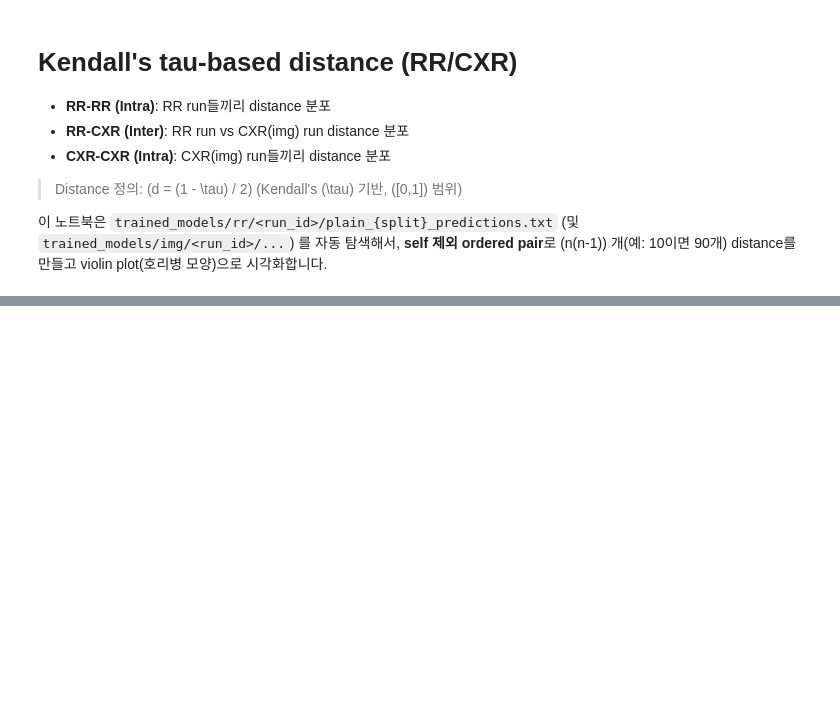
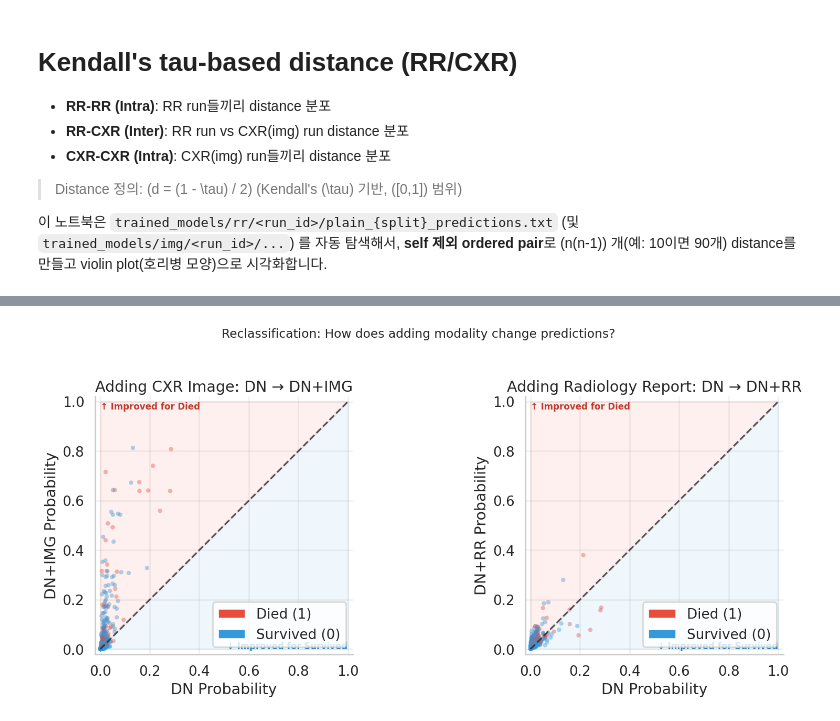
Before and after one commit to Chanwhistle/CXR_info_disparity, a Jupyter notebook: trained_models/tau_distance_visual.ipynb, the cells around one changed output, grey strips where cells are left out. Drawn from its saved outputs; the diff is of its cells as text; code cells hidden in the pictures; blank space fills up the shorter version.

```diff
--- a/trained_models/tau_distance_visual.ipynb
+++ b/trained_models/tau_distance_visual.ipynb
@@ -298,0 +564,46 @@ plt.show()
+# %%
+# Reclassification Scatter Plot
+fig, axes = plt.subplots(1, 2, figsize=(14, 6))
+
+comparisons = [
+    ('DN', 'DN+IMG', 'Adding CXR Image'),
+    ('DN', 'DN+RR', 'Adding Radiology Report'),
+]
+
+for ax, (base, target, title) in zip(axes, comparisons):
+    # Label별 색상
+    colors = prob_df['label'].map({0: '#3498db', 1: '#e74c3c'})
+
+    ax.scatter(prob_df[base], prob_df[target], c=colors, alpha=0.4, s=25, edgecolors='none')
+
+    # Diagonal line
+    ax.plot([0, 1], [0, 1], 'k--', linewidth=2, alpha=0.7)
+
+    # 개선 영역 표시
+    ax.fill_between([0, 1], [0, 1], [1, 1], alpha=0.08, color='#e74c3c')  # Died 개선 영역
+    ax.fill_between([0, 1], [0, 0], [0, 1], alpha=0.08, color='#3498db')  # Survived 개선 영역
+
+    # Quadrant labels
+    ax.text(0.02, 0.98, '↑ Improved for Died', transform=ax.transAxes,
+            fontsize=10, va='top', color='#c0392b', fontweight='bold')
+    ax.text(0.98, 0.02, '↓ Improved for Survived', transform=ax.transAxes,
+            fontsize=10, ha='right', color='#2980b9', fontweight='bold')
+
+    ax.set_xlabel(f'{base} Probability')
+    ax.set_ylabel(f'{target} Probability')
+    ax.set_title(f'{title}: {base} → {target}')
+    ax.set_xlim(-0.02, 1.02)
+    ax.set_ylim(-0.02, 1.02)
+    ax.set_aspect('equal')
+    ax.grid(True, alpha=0.3)
+
+    # Legend
+    legend_elements = [Patch(facecolor='#e74c3c', label='Died (1)'),
+                       Patch(facecolor='#3498db', label='Survived (0)')]
+    ax.legend(handles=legend_elements, loc='lower right')
+
+plt.suptitle('Reclassification: How does adding modality change predictions?', y=1.02, fontsize=14)
+plt.tight_layout()
+plt.show()
+# %% [output]
+[figure, added]
```
Also changed, not shown: parts of 40 cells of this notebook, 8 other files.
